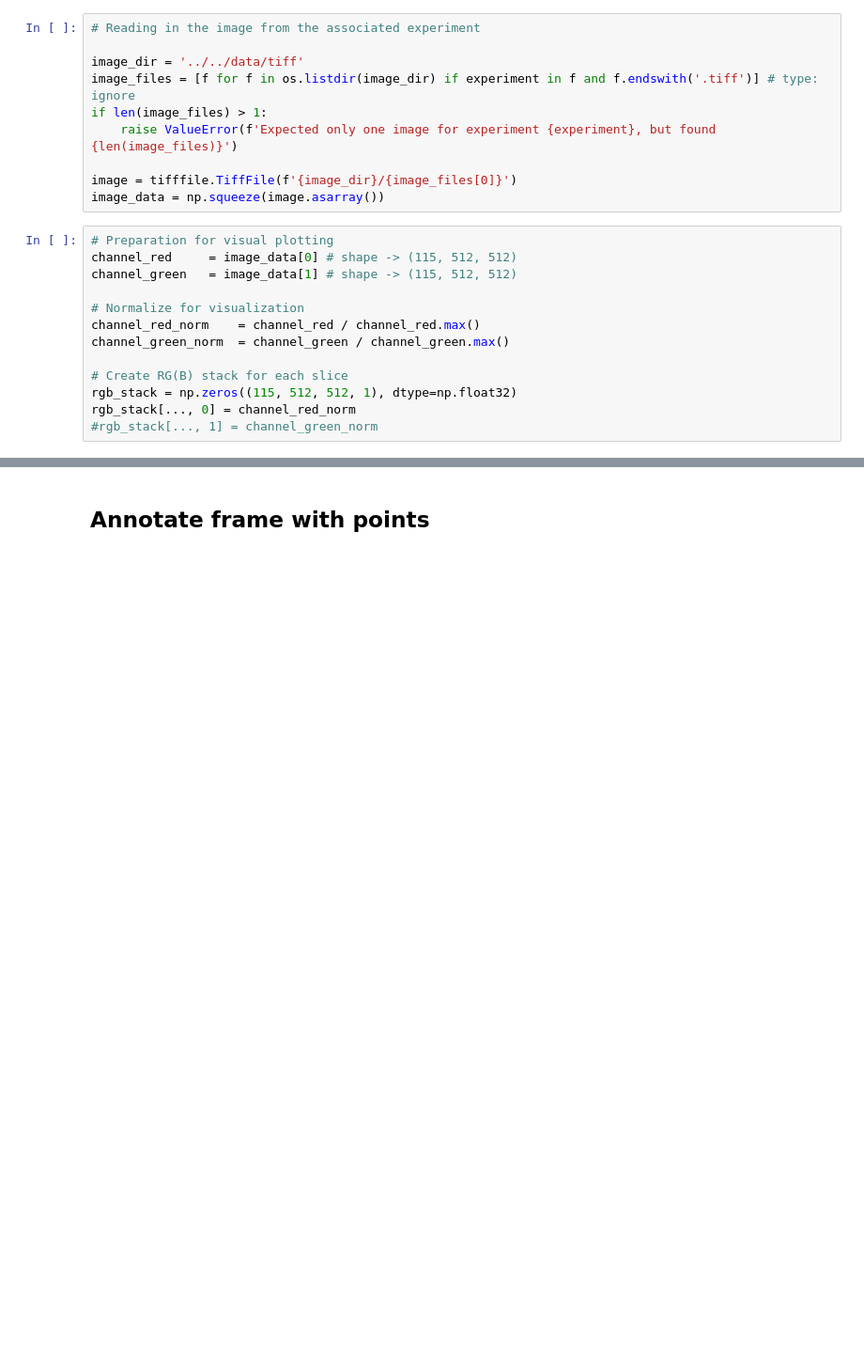
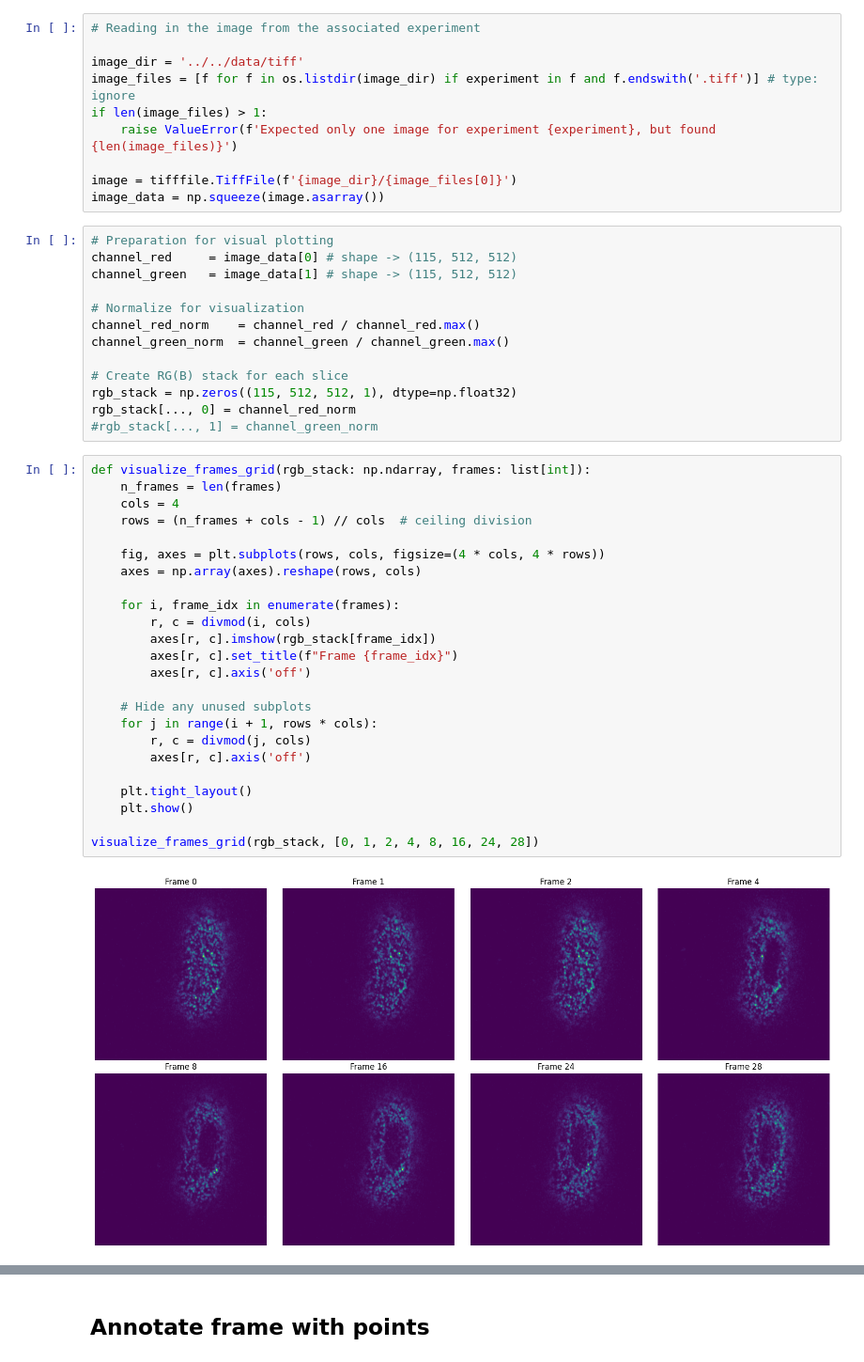
Before and after one commit to signynas/diet4CoLA, a Jupyter notebook: perpendicular/perpendicular_velocities.ipynb, the cells around one changed output, grey strips where cells are left out. Shown at 94% size. Cells and saved outputs as stored; diff of their text form; blank space fills up the shorter version.

```diff
--- a/perpendicular/perpendicular_velocities.ipynb
+++ b/perpendicular/perpendicular_velocities.ipynb
@@ -82,3 +75,29 @@ channel_green_norm  = channel_green / channel_green.max()
 rgb_stack = np.zeros((115, 512, 512, 1), dtype=np.float32)
 rgb_stack[..., 0] = channel_red_norm
 #rgb_stack[..., 1] = channel_green_norm
+# %%
+def visualize_frames_grid(rgb_stack: np.ndarray, frames: list[int]):
+    n_frames = len(frames)
+    cols = 4
+    rows = (n_frames + cols - 1) // cols  # ceiling division
+
+    fig, axes = plt.subplots(rows, cols, figsize=(4 * cols, 4 * rows))
+    axes = np.array(axes).reshape(rows, cols)
+
+    for i, frame_idx in enumerate(frames):
+        r, c = divmod(i, cols)
+        axes[r, c].imshow(rgb_stack[frame_idx])
+        axes[r, c].set_title(f"Frame {frame_idx}")
+        axes[r, c].axis('off')
+
+    # Hide any unused subplots
+    for j in range(i + 1, rows * cols):
+        r, c = divmod(j, cols)
+        axes[r, c].axis('off')
+
+    plt.tight_layout()
+    plt.show()
+
+visualize_frames_grid(rgb_stack, [0, 1, 2, 4, 8, 16, 24, 28])
+# %% [output]
+[figure, added]
```
Also changed, not shown: parts of 12 cells of this notebook, 41 other files.
